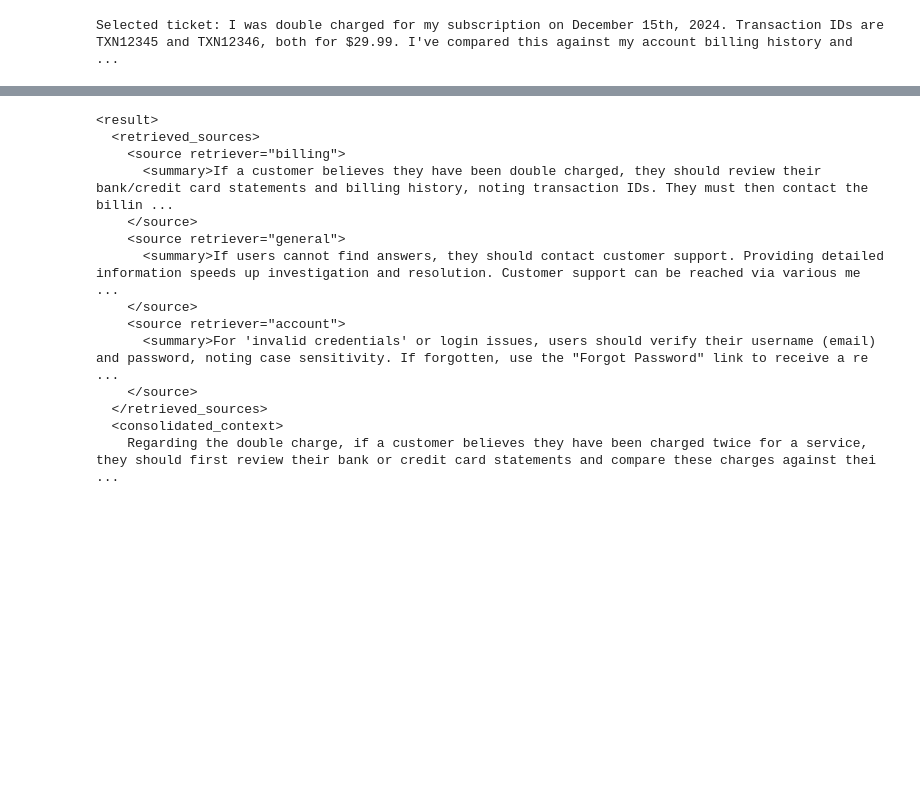
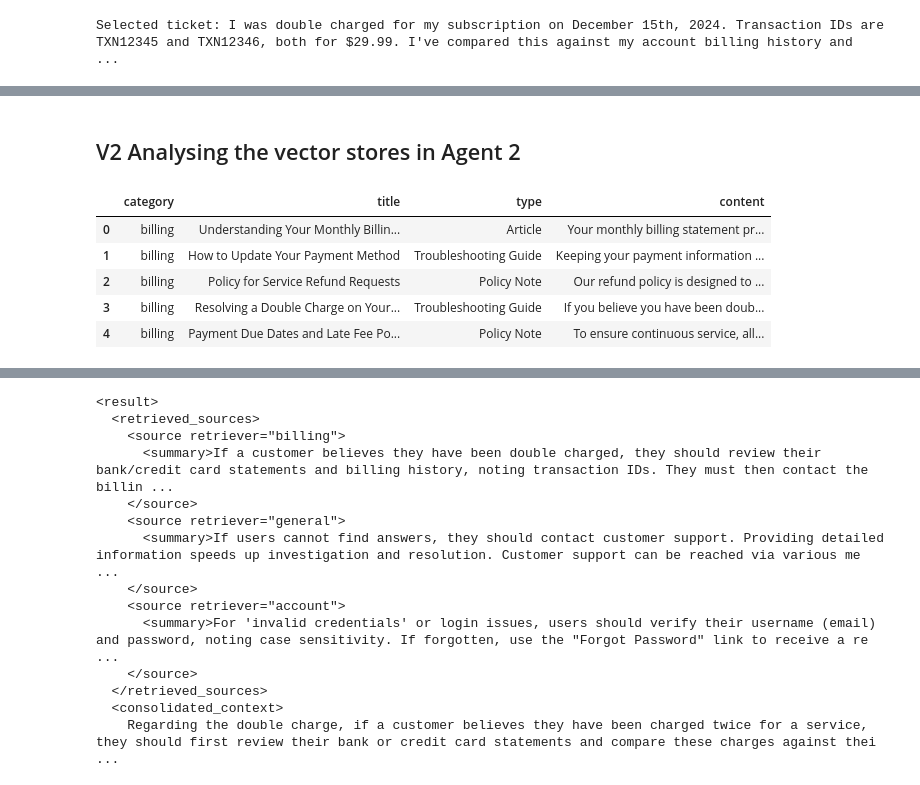
Before and after one commit to Hardik-Jain1/supportflow-ai, a Jupyter notebook: src/exp.ipynb, the cells around one changed output, grey strips where cells are left out. Saved outputs shown, nothing was run; the diff lists cells and outputs as text; code cells hidden in the pictures; blank space fills up the shorter version.

```diff
--- a/src/exp.ipynb
+++ b/src/exp.ipynb
@@ -1191,0 +1660,2 @@ urgency_map = {
+# %% [markdown]
+##  V2 Analysing the vector stores in Agent 2
@@ -1191,0 +1664,11 @@ urgency_map = {
+# %%
+df = pd.read_csv(DATA_FILE)
+# %%
+df.head()
+# %% [output]
+|  | category | title | type | content |
+| 0 | billing | Understanding Your Monthly Billin... | Article | Your monthly billing statement pr... |
+| 1 | billing | How to Update Your Payment Method | Troubleshooting Guide | Keeping your payment information ... |
+| 2 | billing | Policy for Service Refund Requests | Policy Note | Our refund policy is designed to ... |
+| 3 | billing | Resolving a Double Charge on Your... | Troubleshooting Guide | If you believe you have been doub... |
+| 4 | billing | Payment Due Dates and Late Fee Po... | Policy Note | To ensure continuous service, all... |
```
Also changed, not shown: parts of 78 cells of this notebook, 9 other files.
